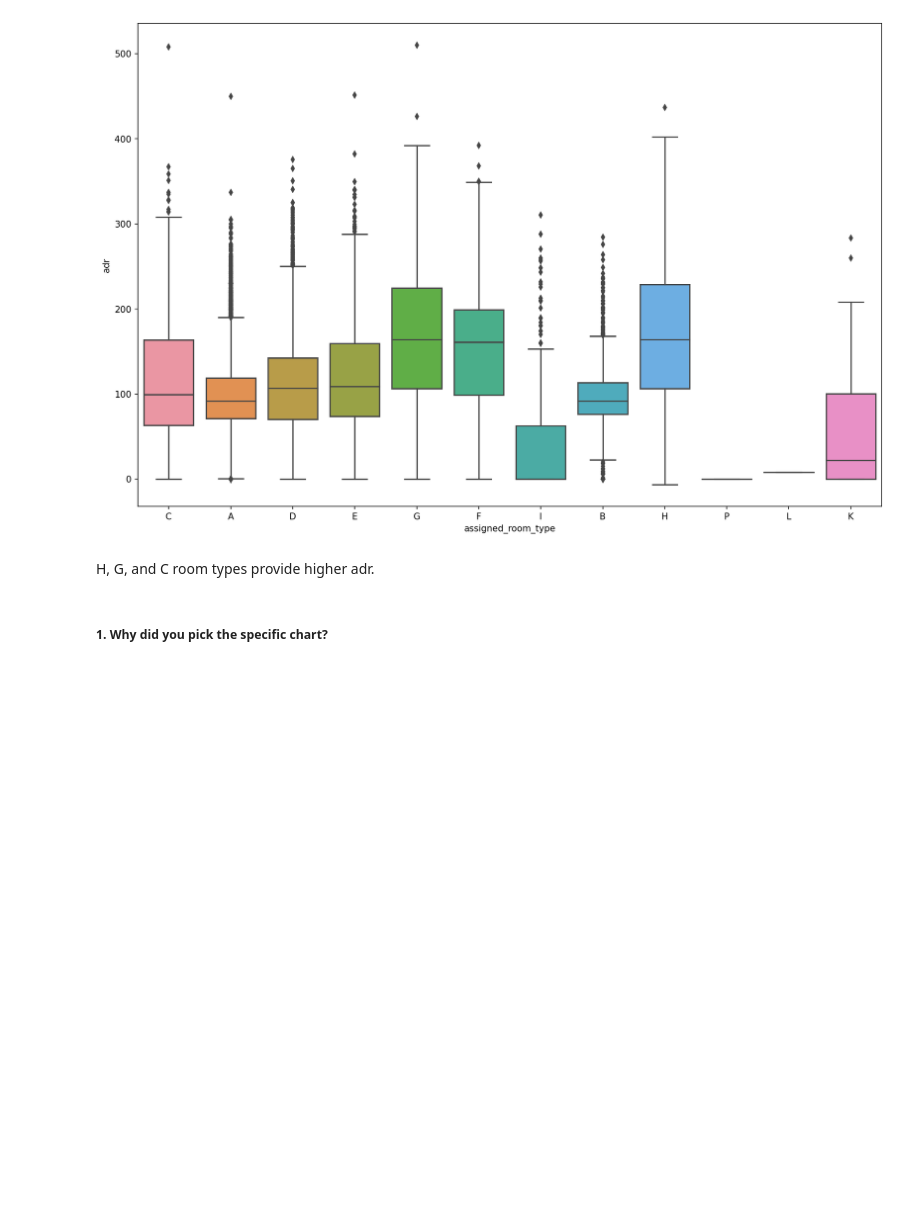
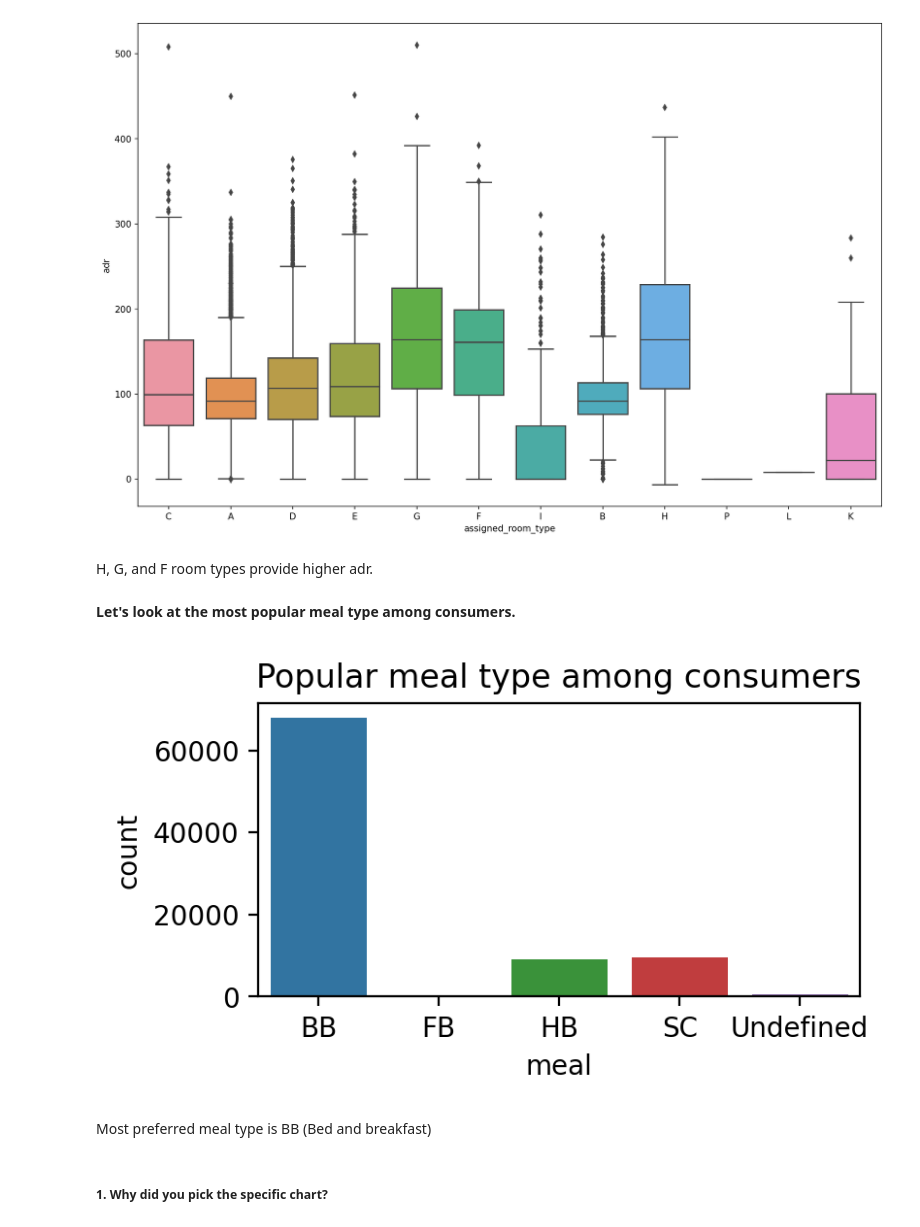
Before and after one commit to waghpallavi/hotel_booking_analysis, a Jupyter notebook: Hotel_Booking_analysis.ipynb, the cells around one changed output. Drawn from its saved outputs; the diff is of its cells as text; code cells hidden in the pictures; blank space fills up the shorter version.

```diff
--- a/Hotel_Booking_analysis.ipynb
+++ b/Hotel_Booking_analysis.ipynb
@@ -496,7 +496,17 @@ plt.show()
 # %% [output]
 [figure]
 # %% [markdown]
-H, G, and C room types provide higher adr.
+H, G, and F room types provide higher adr.
+# %% [markdown]
+**Let's look at the most popular meal type among consumers.**
+# %%
+plt.figure( figsize=(4,2),dpi=200)
+sns.countplot(x = ready_df['meal']).set_title("Popular meal type among consumers")
+plt.show()
+# %% [output]
+[figure, added]
+# %% [markdown]
+Most preferred meal type is BB (Bed and breakfast)
 # %% [markdown]
 ##### 1. Why did you pick the specific chart?
 # %% [markdown]
```
Also changed, not shown: parts of 27 cells of this notebook.
